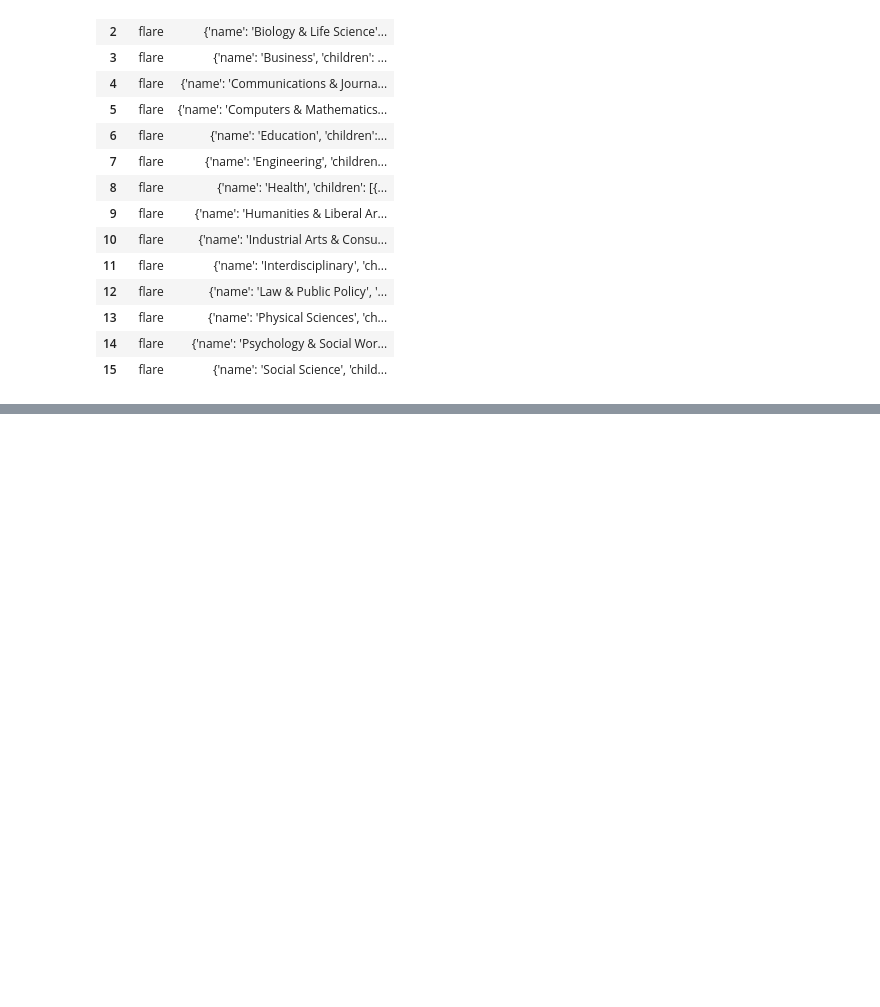
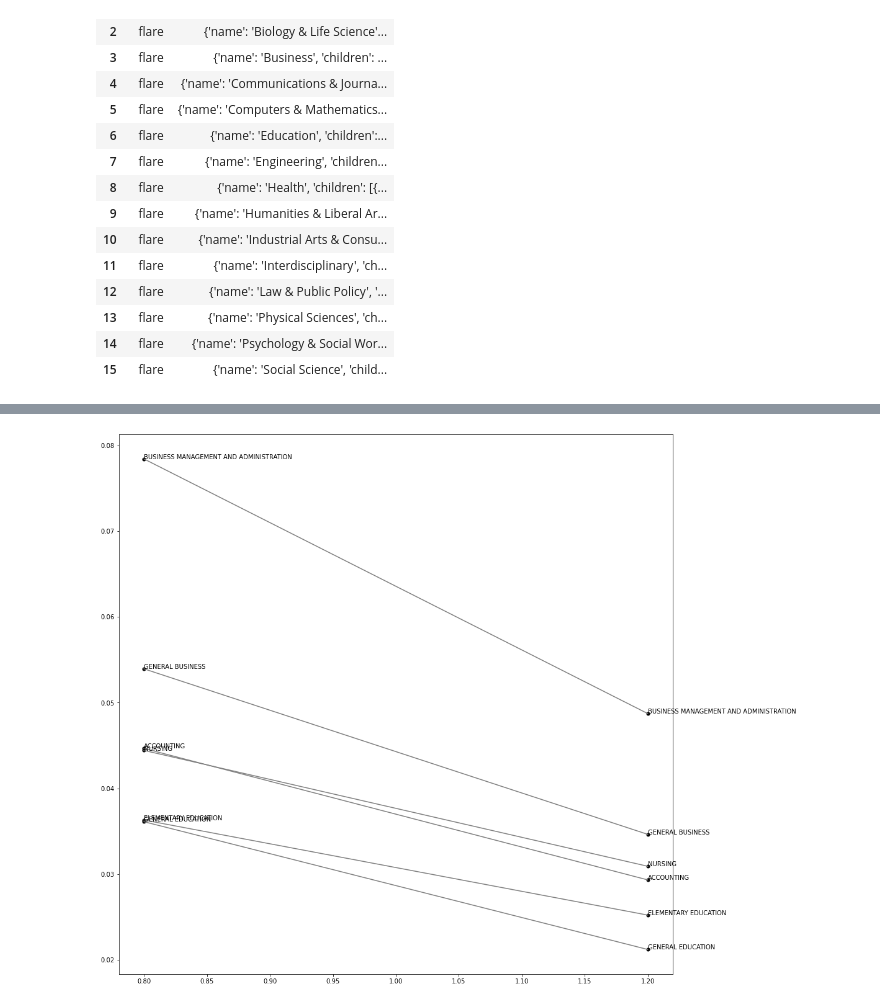
Before and after one commit to sulayman-ali/CAI, a Jupyter notebook: EDA.ipynb, the cells around one changed output, grey strips where cells are left out. Saved outputs shown, nothing was run; the diff lists cells and outputs as text; code cells hidden in the pictures; blank space fills up the shorter version.

```diff
--- a/EDA.ipynb
+++ b/EDA.ipynb
@@ -205,0 +282,6 @@ pd.read_json("flare.json")
+# %%
+percentage["Change"] = percentage.apply(change,axis = 1)
+percentage["Perc_change"] = percentage.apply(perc_change,axis = 1)
+# %%
+sig = percentage.sort_values('Change')[abs(percentage["Change"]) > abs(percentage["Change"]).mean()]
+sig = sig.sort_values('Change')[abs(sig["Change"]) > abs(sig["Change"]).mean()]
@@ -205,0 +318,2 @@ pd.read_json("flare.json")
+# %%
+sig_n = sig[sig["Change"] < 0]
@@ -205,0 +353,3 @@ pd.read_json("flare.json")
+# %%
+z_n = list(zip(sig_n["Major"],sig_n["Proportion_overall"],sig_n["Proportion_recent"],sig_n["Perc_change"],sig_n["Change"]))
+points_n = [(n[0],n[1],n[2],n[3],n[4]) for n  in z_n ]
@@ -205,0 +376,32 @@ pd.read_json("flare.json")
+# %%
+fig, ax = plt.subplots(figsize=(16, 16))
+i = 1
+for tup in points_n:
+    b = tup[1]
+    e = tup[2]
+
+    x1 = i - 0.2
+    x2 = i + 0.2
+    #print(x1,x2)
+
+    ax.plot([x1, x2], [b, e], c='gray')
+
+    # Plot the points
+    ax.scatter(x1, b, c='k',
+               s=25, label='BOY F&P Score')
+    ax.scatter(x2, e, c='k',
+               s=25, label='EOY F&P Score')
+
+    plt.annotate(tup[0], (x1, b))
+    plt.annotate(tup[0], (x2, e))
+
+
+
+    # Update x-axis
+#     i += 1
+
+# Fix the axes and labels
+#     ax.set_xticks([1])
+# _ = ax.set_xticklabels([5,6], fontsize='x-large')
+# %% [output]
+[figure, added]
```
Also changed, not shown: parts of 33 cells of this notebook, 7 other files.
